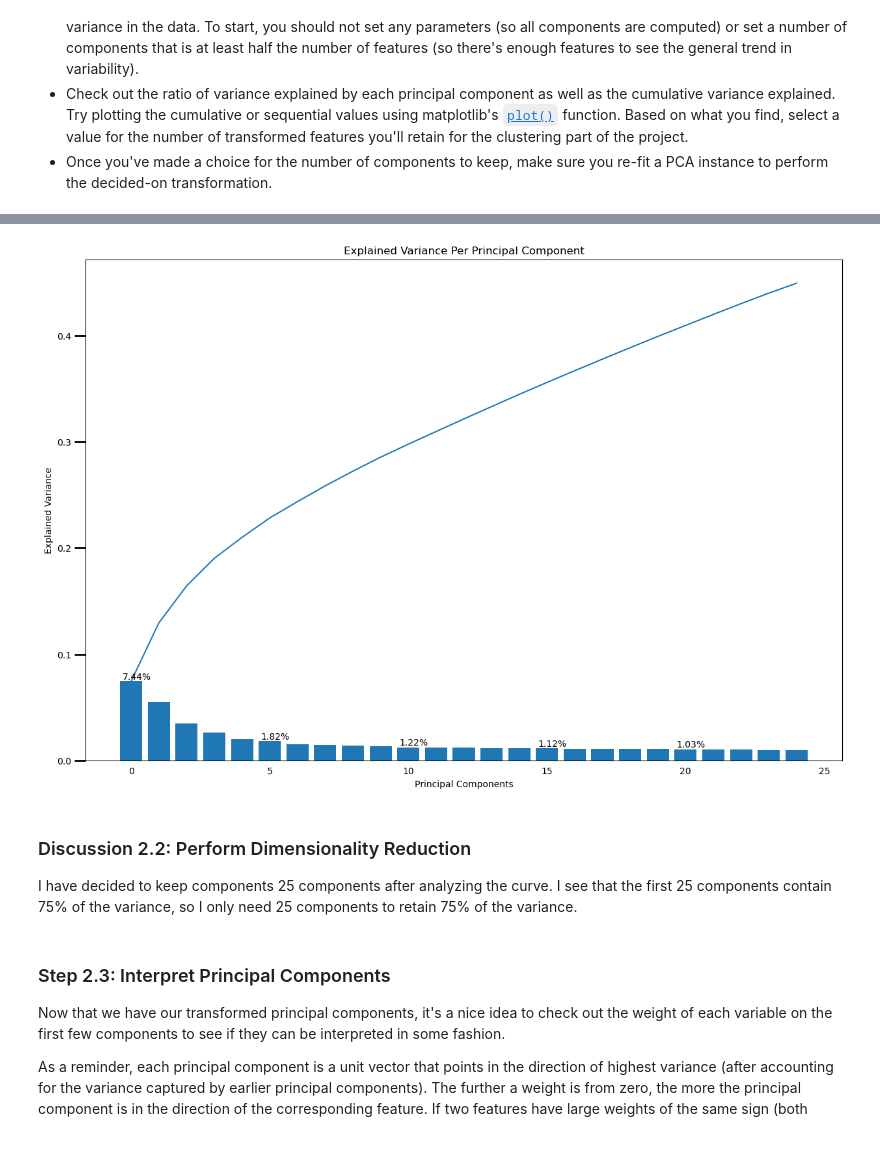
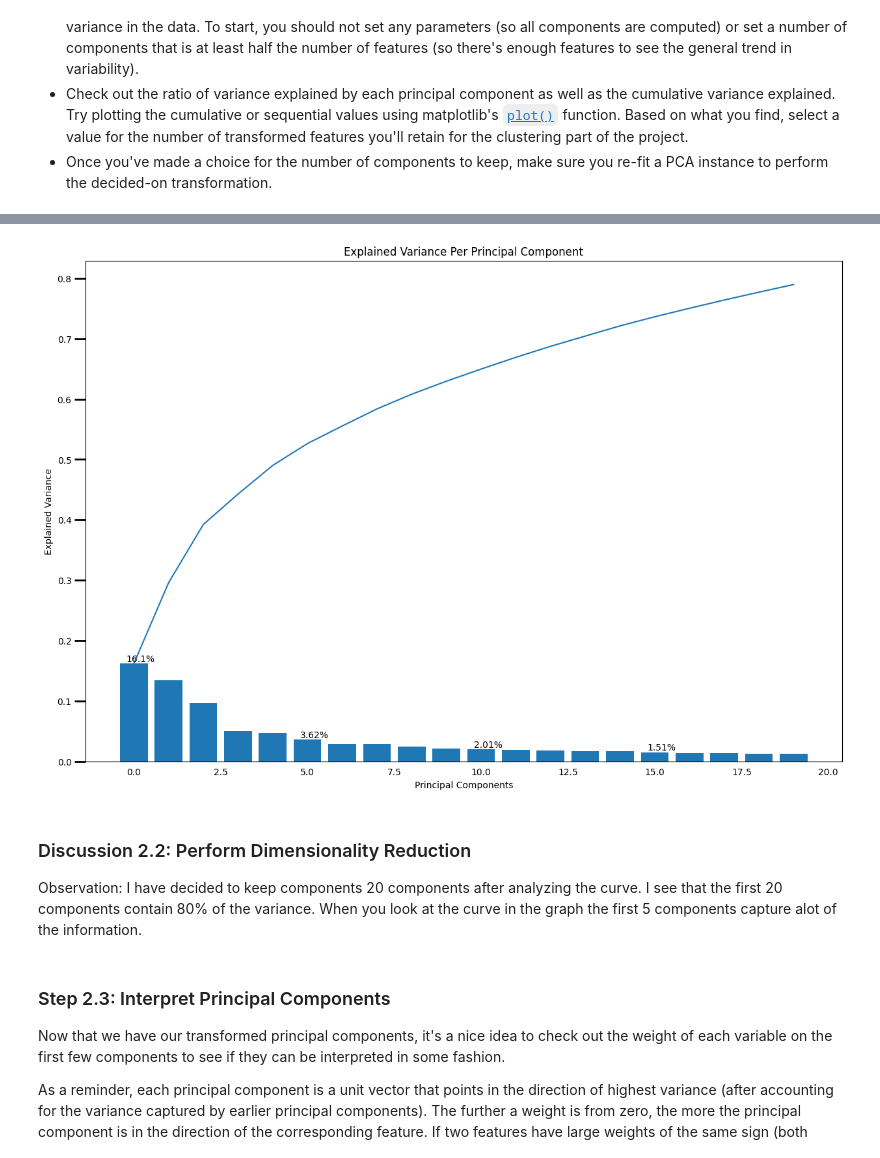
Before and after one commit to darinjswilliams/CustomerSegmentsArvato, a Jupyter notebook: Identify_Customer_Segments.ipynb, the cells around one changed output, grey strips where cells are left out. Saved outputs shown, nothing was run; the diff lists cells and outputs as text; code cells hidden in the pictures.

```diff
--- a/Identify_Customer_Segments.ipynb
+++ b/Identify_Customer_Segments.ipynb
@@ -1116,7 +1196,10 @@ print(check_null_types(rows_lt_20_subset))
 # %%
 #Impute missing values
-constant_imputer = SimpleImputer(missing_values=np.nan, strategy='constant', fill_value=0)
-imputed_rows = constant_imputer.fit_transform(rows_lt_20_subset)
+constant_imputer = SimpleImputer(strategy='constant', fill_value=0)
+clean_data_df = clean_data_df.reindex(sorted(clean_data_df.columns), axis=1)
+
+imputed_rows = constant_imputer.fit_transform(clean_data_df)
+
 print(f'\n Imputed Rows:\n {imputed_rows}')
 # %% [output]
  Imputed Rows:
@@ -1136,5 +1213,5 @@ print(f'\n Imputed Rows:\n {imputed_rows}')
 # %%
 #convert back to panda data frame
-imputed_rows_df = pd.DataFrame(imputed_rows, columns=rows_lt_20_subset.columns)
-imputed_rows_df.head(2)
+imputed_clean_df = pd.DataFrame(imputed_rows, columns=clean_data_df.columns)
+imputed_clean_df.head(2)
 # %% [output]
@@ -1150,6 +1227,6 @@ Name: null_count, dtype: int64
 # %%
 from sklearn.preprocessing import StandardScaler
 scaler = StandardScaler()
-rows_lt_20_subset = pd.DataFrame(scaler.fit_transform(imputed_rows_df), columns=imputed_rows_df.columns)
-rows_lt_20_subset.head(2)
+imputed_clean_df = pd.DataFrame(scaler.fit_transform(imputed_clean_df), columns=imputed_clean_df.columns)
+imputed_clean_df.head(2)
 # %% [output]
@@ -1172,7 +1253,7 @@ On your scaled data, you are now ready to apply dimensionality reduction techniq
 # Apply PCA to the data.
 #pca return numpy array
 pca = PCA()
-rows_lt_20_subset_pca =  pca.fit_transform(rows_lt_20_subset)
+imputed_clean_df =  pca.fit_transform(imputed_clean_df)
 # %%
 scree_plot(pca)
 # %% [output]
@@ -1180,14 +1261,14 @@ scree_plot(pca)
 # %%
 # Re-apply PCA to the data while selecting for number of components to retain
 #40 components to keep
-pca = PCA(n_components=25)
-rows_reduce_pca = pca.fit_transform(rows_lt_20_subset)
+pca = PCA(n_components=20)
+clean_reduce_pca = pca.fit_transform(imputed_clean_df)
 scree_plot(pca)
 # %% [output]
-[figure, old version]
+[figure, new version]
 # %% [markdown]
 ### Discussion 2.2: Perform Dimensionality Reduction
-I have decided to keep components 25 components after analyzing the curve. I see that the first 25 components contain 75% of the variance, so I only need 25 components to retain 75% of the  variance.
+Observation: I have decided to keep components 20 components after analyzing the curve. I see that the first 20 components contain 80% of the variance.  When you look at the curve in the graph the first 5 components capture alot of the information.
 # %% [markdown]
 ### Step 2.3: Interpret Principal Components
 
```
Also changed, not shown: parts of 130 cells of this notebook, 2 other files.
